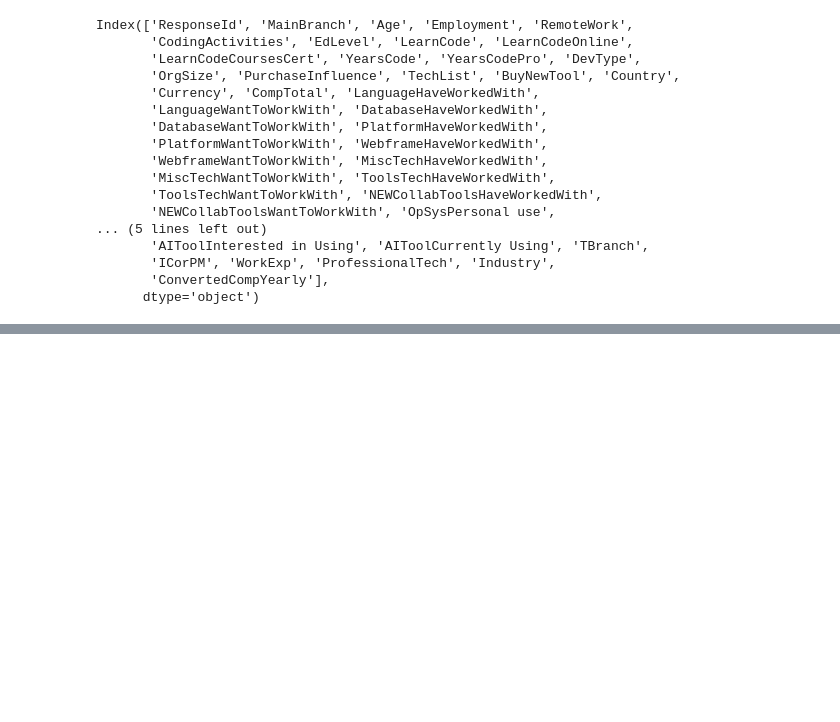
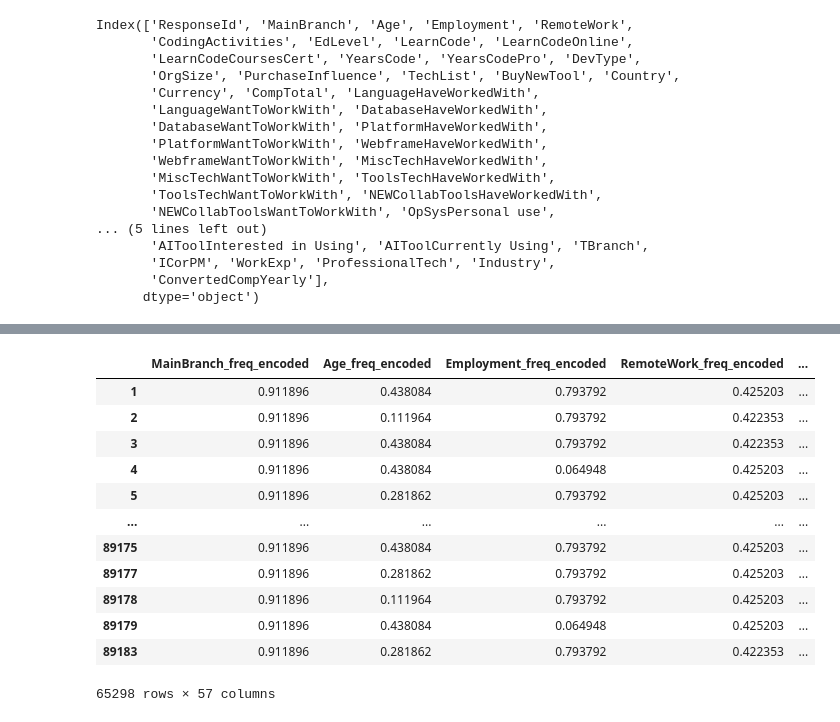
Before and after one commit to AnkitDogra-07/Chatbot_MP, a Jupyter notebook: test.ipynb, the cells around one changed output, grey strips where cells are left out. Cells and saved outputs as stored; diff of their text form; code cells hidden in the pictures; blank space fills up the shorter version.

Commit message:
"Frequency Encoding all categorical data"

```diff
--- a/test.ipynb
+++ b/test.ipynb
@@ -752,5 +752,5 @@ Index(['ResponseId', 'MainBranch', 'Age', 'Employment', 'RemoteWork',
        'ConvertedCompYearly'],
       dtype='object')
 # %%
-temp_df['ConvertedCompYearly'].fillna(median_compensation_employed)
+temp_df['ConvertedCompYearly'].fillna(median_compensation_employed, inplace=True)
 # %% [output]
@@ -791,0 +767,15 @@ temp_df.to_csv('sample/work.csv', index=False)
+# %%
+categorical_columns = temp_df.select_dtypes(exclude='number').columns
+# %%
+frequency_mappings = {}
+
+# Iterate over each categorical column
+for column in categorical_columns:
+    # Calculate the frequency of each category
+    frequency = temp_df[column].value_counts(normalize=True)
+    # Map the category frequencies to the categories
+    frequency_mappings[column] = frequency.to_dict()
+
+# Map the frequencies to the DataFrame to perform encoding
+for column in categorical_columns:
+    temp_df[column + '_freq_encoded'] = temp_df[column].map(frequency_mappings[column])
@@ -791,0 +800,2 @@ temp_df.to_csv('sample/work.csv', index=False)
+# %%
+dummy_df = temp_df.iloc[:, 60:]
@@ -791,0 +817,17 @@ temp_df.to_csv('sample/work.csv', index=False)
+# %%
+dummy_df['ConvertedCompYearly'] = temp_df['ConvertedCompYearly']
+dummy_df
+# %% [output]
+|  | MainBranch_freq_encoded | Age_freq_encoded | Employment_freq_encoded | RemoteWork_freq_encoded | ... |
+| 1 | 0.911896 | 0.438084 | 0.793792 | 0.425203 | ... |
+| 2 | 0.911896 | 0.111964 | 0.793792 | 0.422353 | ... |
+| 3 | 0.911896 | 0.438084 | 0.793792 | 0.422353 | ... |
+| 4 | 0.911896 | 0.438084 | 0.064948 | 0.425203 | ... |
+| 5 | 0.911896 | 0.281862 | 0.793792 | 0.425203 | ... |
+| ... | ... | ... | ... | ... | ... |
+| 89175 | 0.911896 | 0.438084 | 0.793792 | 0.425203 | ... |
+| 89177 | 0.911896 | 0.281862 | 0.793792 | 0.425203 | ... |
+| 89178 | 0.911896 | 0.111964 | 0.793792 | 0.425203 | ... |
+| 89179 | 0.911896 | 0.438084 | 0.064948 | 0.425203 | ... |
+| 89183 | 0.911896 | 0.281862 | 0.793792 | 0.422353 | ... |
+65298 rows × 57 columns
```
Also changed, not shown: parts of 7 cells of this notebook.
